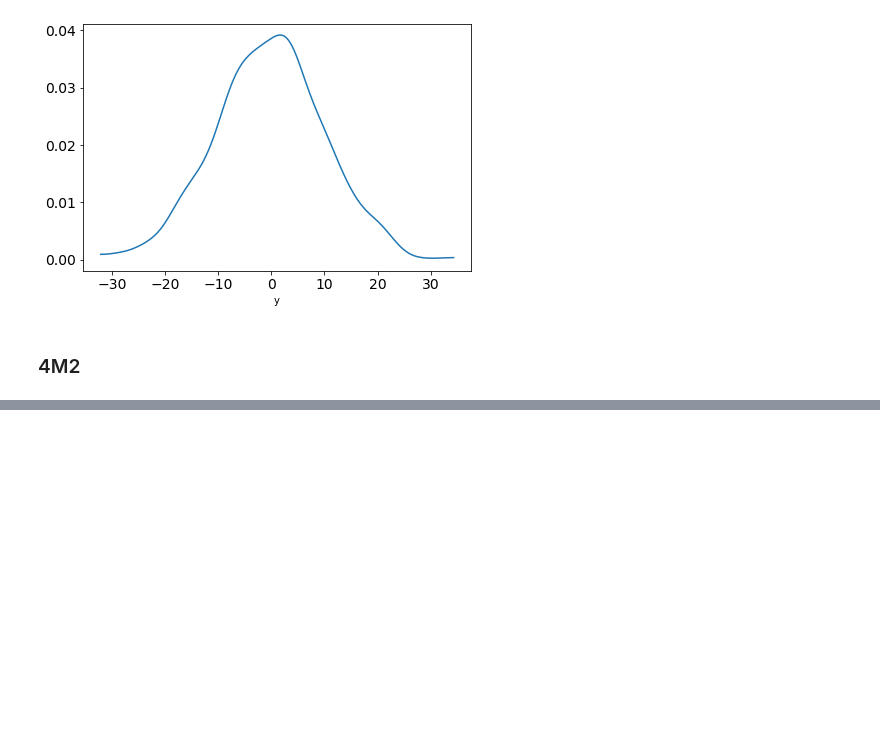
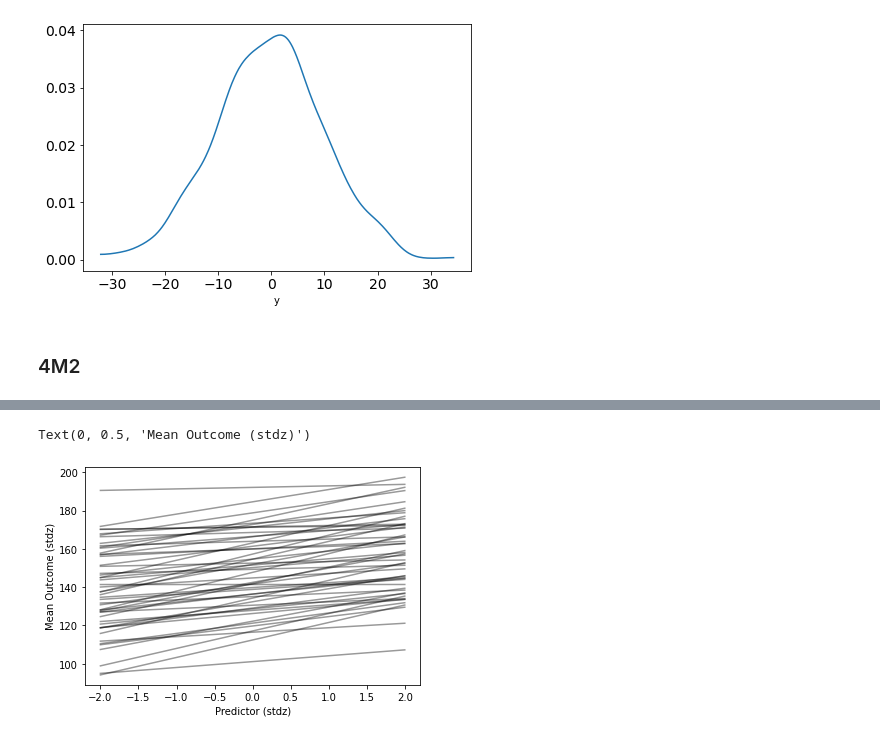
Before and after one commit to oadams/oadams.github.io, a Jupyter notebook: statistical_rethinking_solutions/ch4.ipynb, the cells around one changed output, grey strips where cells are left out. Drawn from its saved outputs; the diff is of its cells as text; code cells hidden in the pictures; blank space fills up the shorter version.

```diff
--- a/statistical_rethinking_solutions/ch4.ipynb
+++ b/statistical_rethinking_solutions/ch4.ipynb
@@ -42,0 +93,26 @@ Text(0.5, 0, 'y')
+# %%
+import numpy as np
+t = np.array([1,2,3])
+with pm.Model() as model_4m5:
+    alpha = pm.Normal("alpha", mu=150, sd=20)
+    beta = pm.Uniform("beta", 0, 10)
+    sigma = pm.Exponential("sigma", lam=1)
+    mu = alpha + beta*(t-t.mean())
+    y = pm.Normal("y", mu=mu, sd=sigma, observed=[1,2,3])
+# %%
+with model_4m5:
+    prior_checks = pm.sample_prior_predictive(samples=50)
+# %%
+_, ax = plt.subplots()
+
+x = np.linspace(-2, 2, 50)
+
+for a, b in zip(prior_checks["alpha"], prior_checks["beta"]):
+    y = a + b * x
+    ax.plot(x, y, c="k", alpha=0.4)
+
+ax.set_xlabel("Predictor (stdz)")
+ax.set_ylabel("Mean Outcome (stdz)")
+# %% [output]
+Text(0, 0.5, 'Mean Outcome (stdz)')
+[figure, added]
```
Also changed, not shown: parts of 26 cells of this notebook.
